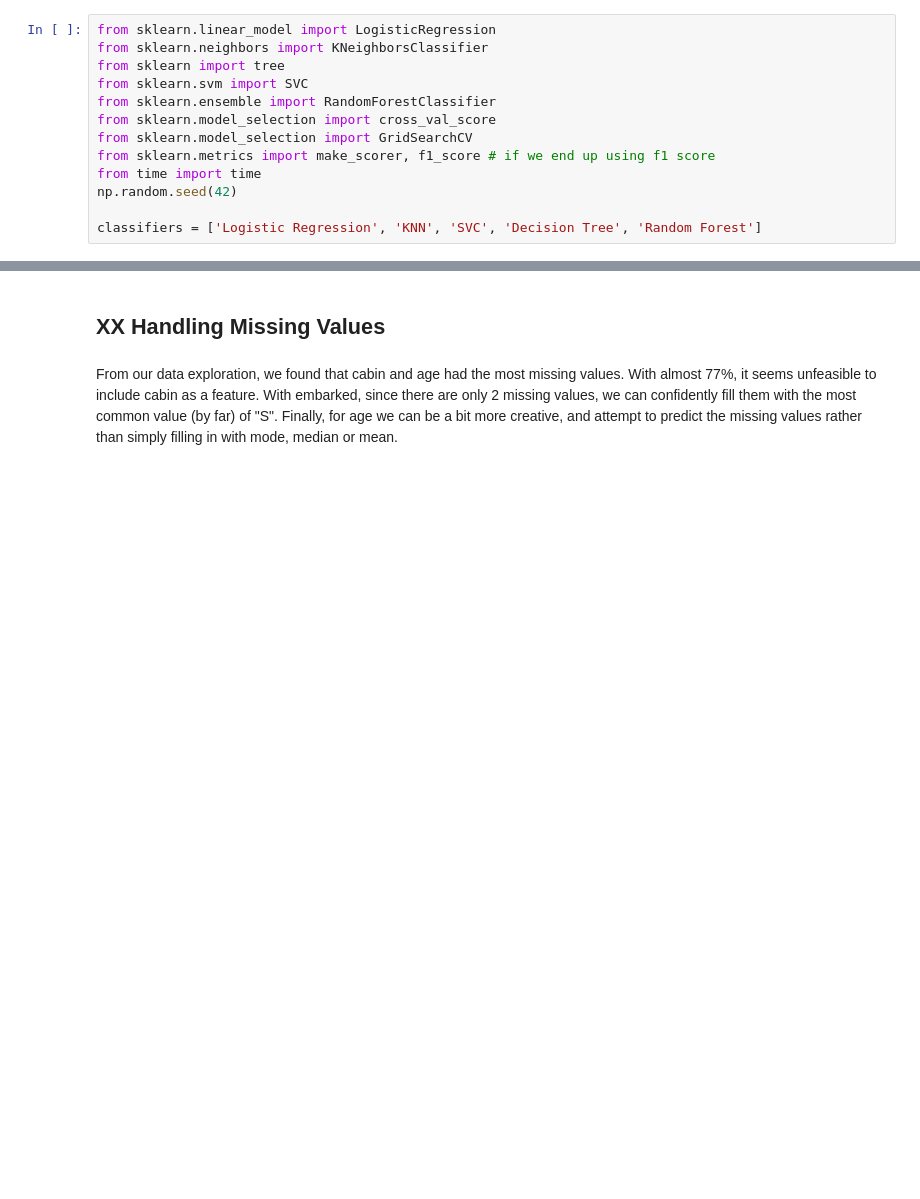
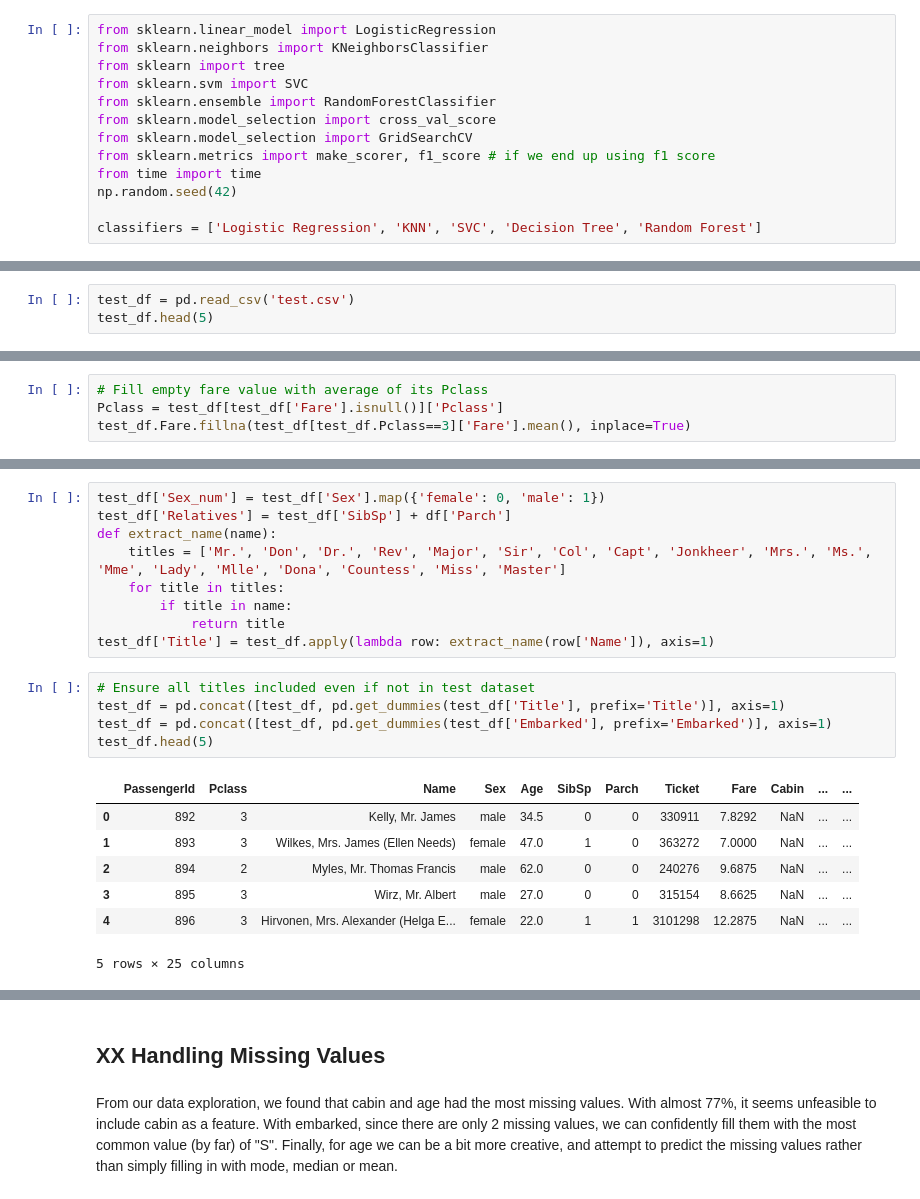
Before and after one commit to arsalanfardi/Titanic-Survival-Prediction, a Jupyter notebook: Titanic_Survival_Prediction.ipynb, the cells around one changed output, grey strips where cells are left out. Cells and saved outputs as stored; diff of their text form; blank space fills up the shorter version.

```diff
--- a/Titanic_Survival_Prediction.ipynb
+++ b/Titanic_Survival_Prediction.ipynb
@@ -519,0 +525,3 @@ results.head()
+# %%
+test_df = pd.read_csv('test.csv')
+test_df.head(5)
@@ -519,0 +545,4 @@ results.head()
+# %%
+# Fill empty fare value with average of its Pclass
+Pclass = test_df[test_df['Fare'].isnull()]['Pclass']
+test_df.Fare.fillna(test_df[test_df.Pclass==3]['Fare'].mean(), inplace=True)
@@ -519,0 +559,22 @@ results.head()
+# %%
+test_df['Sex_num'] = test_df['Sex'].map({'female': 0, 'male': 1})
+test_df['Relatives'] = test_df['SibSp'] + df['Parch']
+def extract_name(name):
+    titles = ['Mr.', 'Don', 'Dr.', 'Rev', 'Major', 'Sir', 'Col', 'Capt', 'Jonkheer', 'Mrs.', 'Ms.', 'Mme', 'Lady', 'Mlle', 'Dona', 'Countess', 'Miss', 'Master']
+    for title in titles:
+        if title in name:
+            return title
+test_df['Title'] = test_df.apply(lambda row: extract_name(row['Name']), axis=1)
+# %%
+# Ensure all titles included even if not in test dataset
+test_df = pd.concat([test_df, pd.get_dummies(test_df['Title'], prefix='Title')], axis=1)
+test_df = pd.concat([test_df, pd.get_dummies(test_df['Embarked'], prefix='Embarked')], axis=1)
+test_df.head(5)
+# %% [output]
+|  | PassengerId | Pclass | Name | Sex | Age | SibSp | Parch | Ticket | Fare | Cabin | ... | ... |
+| 0 | 892 | 3 | Kelly, Mr. James | male | 34.5 | 0 | 0 | 330911 | 7.8292 | NaN | ... | ... |
+| 1 | 893 | 3 | Wilkes, Mrs. James (Ellen Needs) | female | 47.0 | 1 | 0 | 363272 | 7.0000 | NaN | ... | ... |
+| 2 | 894 | 2 | Myles, Mr. Thomas Francis | male | 62.0 | 0 | 0 | 240276 | 9.6875 | NaN | ... | ... |
+| 3 | 895 | 3 | Wirz, Mr. Albert | male | 27.0 | 0 | 0 | 315154 | 8.6625 | NaN | ... | ... |
+| 4 | 896 | 3 | Hirvonen, Mrs. Alexander (Helga E... | female | 22.0 | 1 | 1 | 3101298 | 12.2875 | NaN | ... | ... |
+5 rows × 25 columns
```
Also changed, not shown: parts of 19 cells of this notebook.
